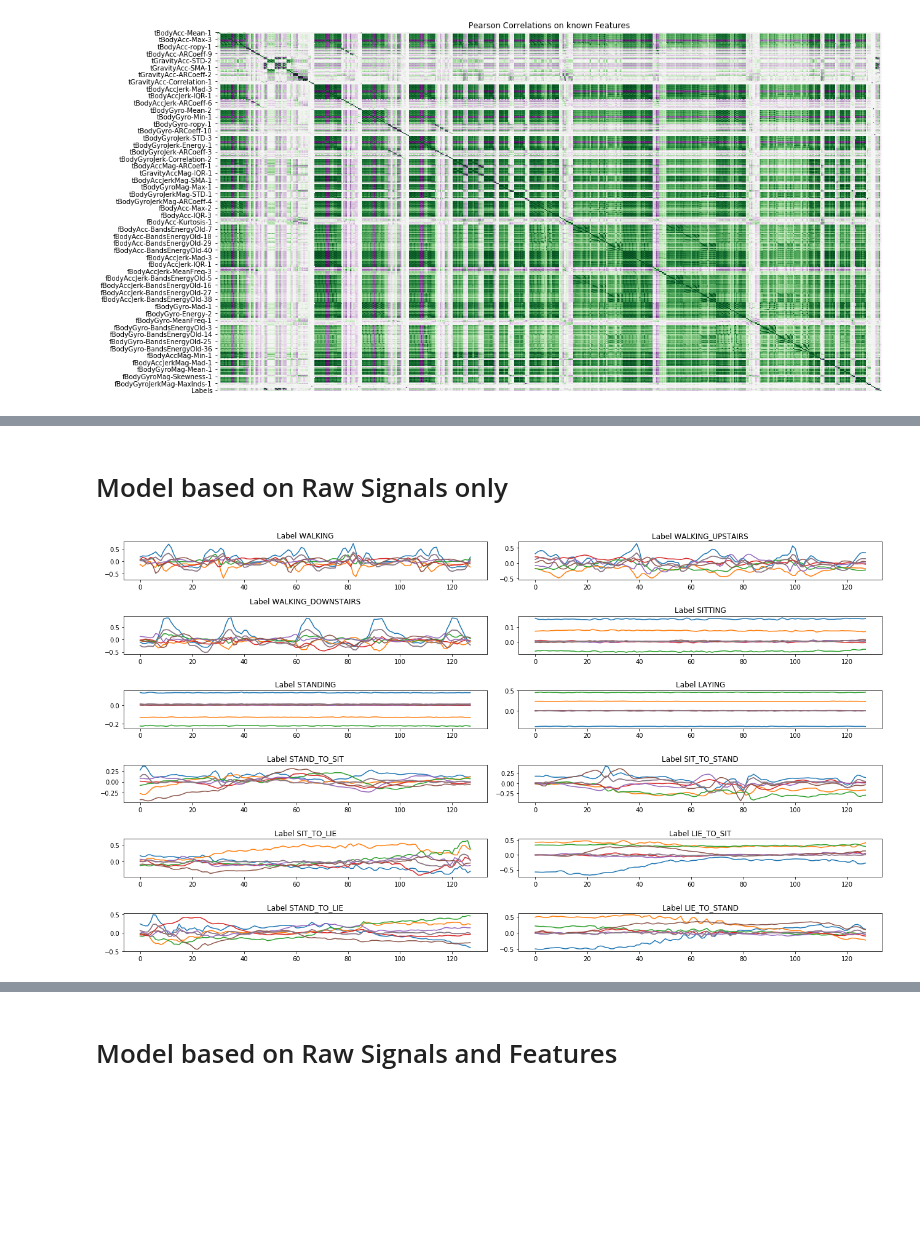
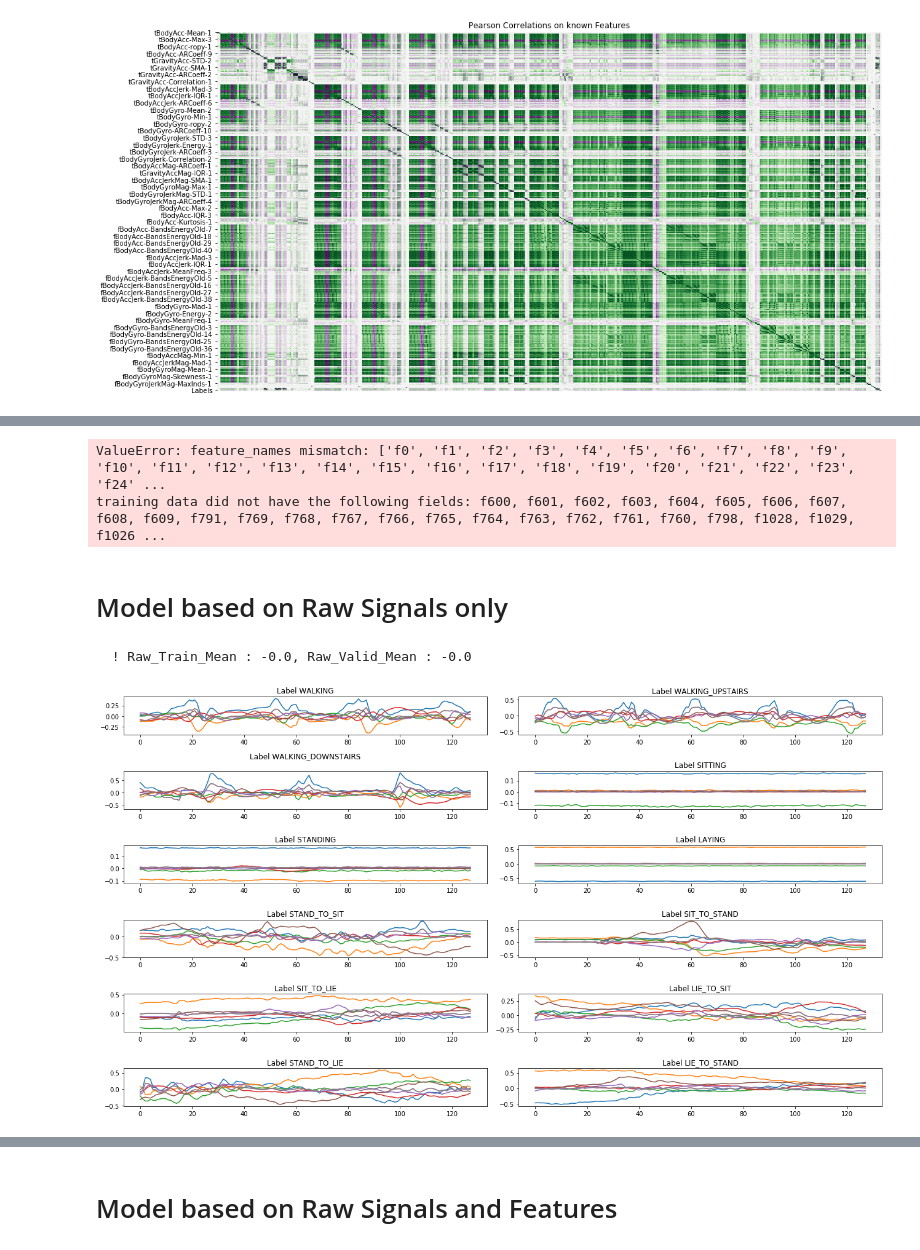
Before and after one commit to Coricos/ActivityRecognition, a Jupyter notebook: notebook.ipynb, the cells around one changed output, grey strips where cells are left out. Cells and saved outputs as stored; diff of their text form; code cells hidden in the pictures; blank space fills up the shorter version.

Commit message:
Last visualisation

```diff
--- a/notebook.ipynb
+++ b/notebook.ipynb
@@ -51,0 +54,5 @@ plt.show()
+# %%
+with open('./Fea_Data/features.txt') as raw : lab = raw.readlines()
+for ind in range(len(lab)) : lab[ind] = lab[ind].replace('\n','').replace(' ','')
+ele = remove_doublon([lbl for lbl in lab if len(np.where(np.asarray(lab) == lbl)[0]) > 1])
+print(', '.join(ele))
@@ -64,2 +95,7 @@ _ = plt.title('Pearson Correlations on known Features')
+# %%
+m_1.performance()
+# %% [output]
+ValueError: feature_names mismatch: ['f0', 'f1', 'f2', 'f3', 'f4', 'f5', 'f6', 'f7', 'f8', 'f9', 'f10', 'f11', 'f12', 'f13', 'f14', 'f15', 'f16', 'f17', 'f18', 'f19', 'f20', 'f21', 'f22', 'f23', 'f24' ...
+training data did not have the following fields: f600, f601, f602, f603, f604, f605, f606, f607, f608, f609, f791, f769, f768, f767, f766, f765, f764, f763, f762, f761, f760, f798, f1028, f1029, f1026 ...
 # %% [markdown]
 # Model based on Raw Signals only
@@ -68,11 +102,15 @@ raw = Loader().load_raw()
+# %%
+m_2 = Models('Conv1D').load_model()
+# %% [output]
+  ! Raw_Train_Mean : -0.0, Raw_Valid_Mean : -0.0
 # %%
 plt.figure(figsize=(18,10))
-n_l = len(np.unique(raw.y_tr))
-for ind, lab in enumerate(np.unique(raw.y_tr)) :
+n_l = len(np.unique(m_2.l_t))
+for ind, lab in enumerate(np.unique(m_2.l_t)) :
     plt.subplot((n_l + n_l%2)/2, 2, ind+1)
     plt.title('Label {}'.format(activities[lab]))
-    plt.plot(raw.X_tr[np.random.choice(np.where(raw.y_tr == lab)[0])].transpose())
+    plt.plot(m_2.r_t[np.random.choice(np.where(m_2.l_t == lab)[0])].transpose())
 plt.tight_layout()
 plt.show()
 # %% [output]
-[figure, old version]
+[figure, new version]
```
Also changed, not shown: parts of 20 cells of this notebook.
